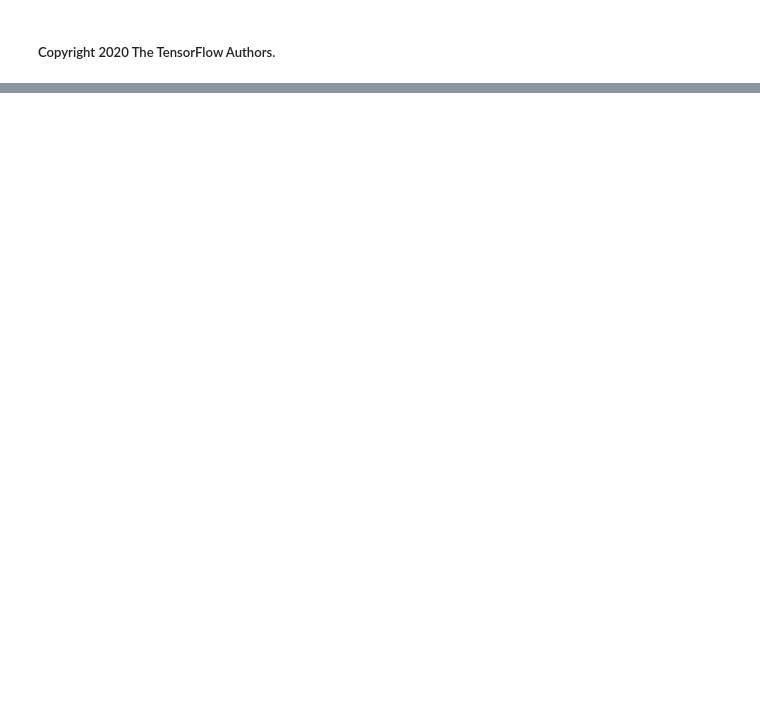
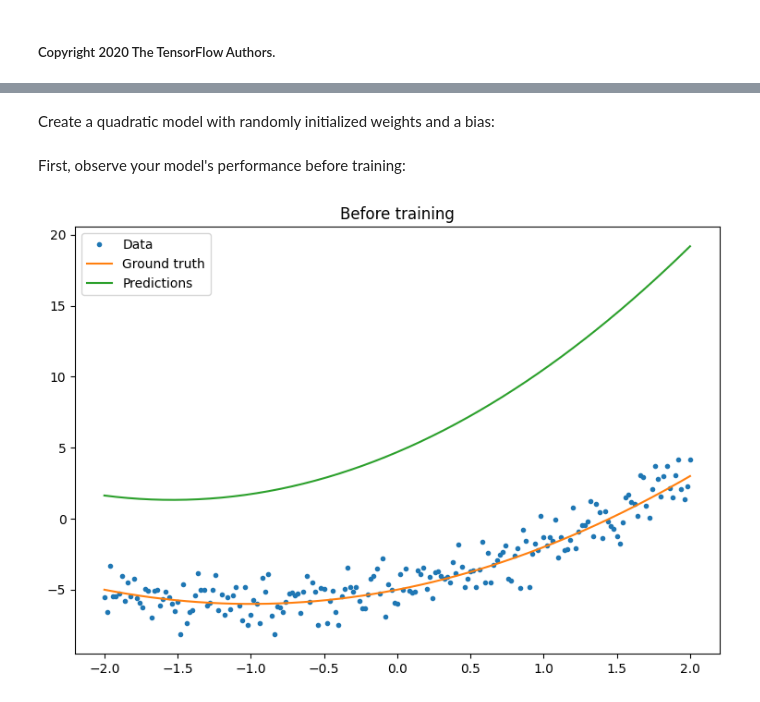
Before and after one commit to maellamaetorrejos/TORREJOS-MA.-ELLA-MAE-ITBAN3, a Jupyter notebook: LabActivity1_Torrejos.ipynb, the cells around one changed output, grey strips where cells are left out. Cells and saved outputs as stored; diff of their text form; code cells hidden in the pictures; blank space fills up the shorter version.

```diff
--- a/LabActivity1_Torrejos.ipynb
+++ b/LabActivity1_Torrejos.ipynb
@@ -358,0 +286,33 @@ For more on using built-in Keras training loops, see [this guide](https://www.te
+# %% [markdown]
+Create a quadratic model with randomly initialized weights and a bias:
+# %%
+class Model(tf.Module):
+
+  def __init__(self):
+    # Randomly generate weight and bias terms
+    rand_init = tf.random.uniform(shape=[3], minval=0., maxval=5., seed=22)
+    # Initialize model parameters
+    self.w_q = tf.Variable(rand_init[0])
+    self.w_l = tf.Variable(rand_init[1])
+    self.b = tf.Variable(rand_init[2])
+
+  @tf.function
+  def __call__(self, x):
+    # Quadratic Model : quadratic_weight * x^2 + linear_weight * x + bias
+    return self.w_q * (x**2) + self.w_l * x + self.b
+# %% [markdown]
+First, observe your model's performance before training:
+# %%
+quad_model = Model()
+# %%
+def plot_preds(x, y, f, model, title):
+  plt.figure()
+  plt.plot(x, y, '.', label='Data')
+  plt.plot(x, f(x), label='Ground truth')
+  plt.plot(x, model(x), label='Predictions')
+  plt.title(title)
+  plt.legend()
+# %%
+plot_preds(x, y, f, quad_model, 'Before training')
+# %% [output]
+[figure, added]
```
Also changed, not shown: parts of 104 cells of this notebook.
